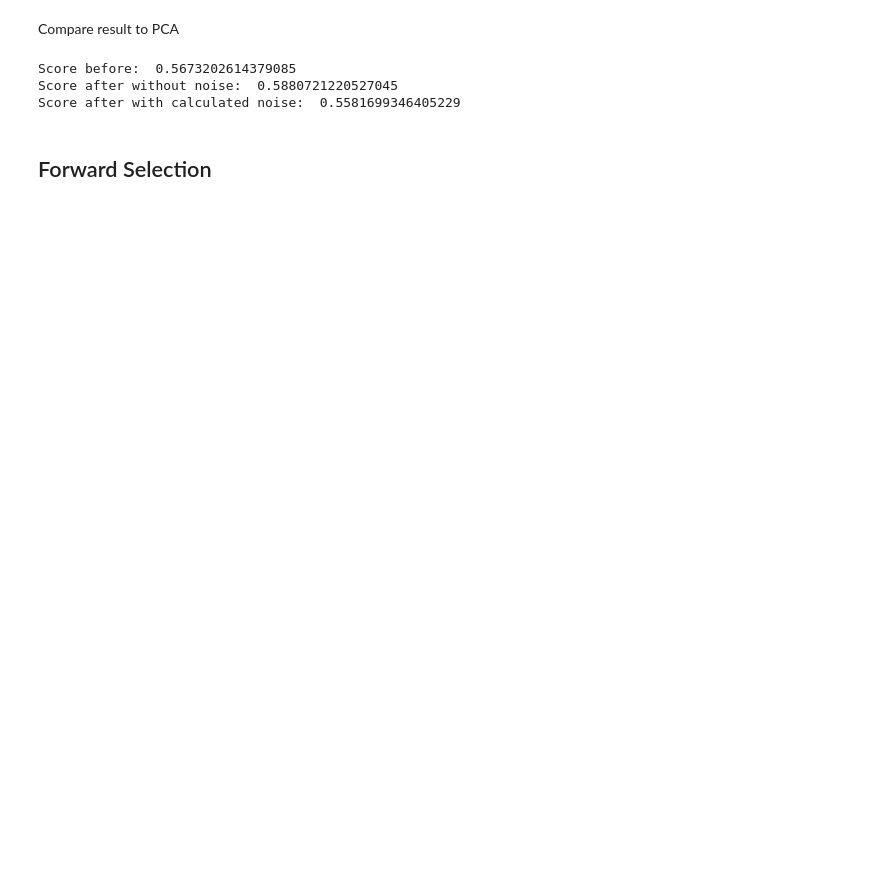
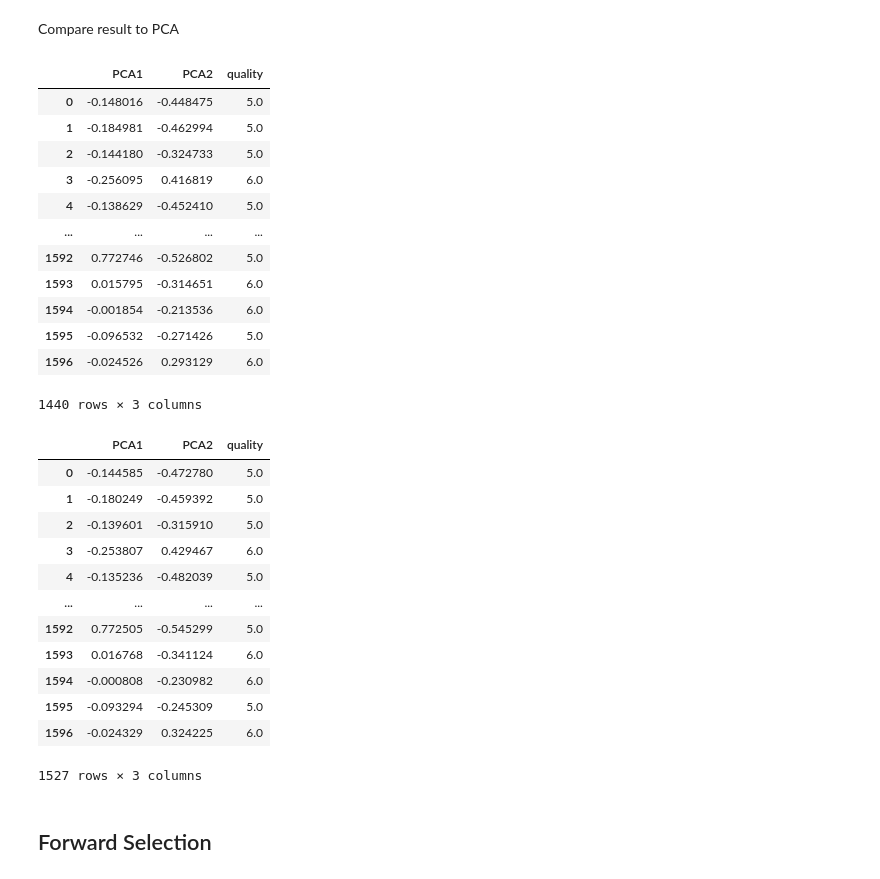
Before and after one commit to proohit/trends-in-ds-team1, a Jupyter notebook: modeling_data_quality_issues_red.ipynb, the cells around one changed output. Saved outputs shown, nothing was run; the diff lists cells and outputs as text; code cells hidden in the pictures; blank space fills up the shorter version.

```diff
--- a/modeling_data_quality_issues_red.ipynb
+++ b/modeling_data_quality_issues_red.ipynb
@@ -690,38 +666,72 @@ Compare result to PCA
 # %%
 import numpy as np
 import pandas as pd
 from datasets import get_logist_regression_kfold_score
 from sklearn import decomposition
 
 #Perform PCA with 3 dimensions
 num_components=3
 pca = decomposition.PCA(n_components=2)
 #Only use features
 x=wine_red_without_noise.drop('quality', axis=1)
 pca.fit(x)
 x_tran = pca.transform(x)
 y_tran = wine_red_without_noise['quality']
 
 X = wine_red.drop('quality', axis=1)
 y = wine_red['quality']
-score_before = get_logist_regression_kfold_score(X,y)
-print('Score before: ', score_before)
-score_after = get_logist_regression_kfold_score(x_tran,y_tran)
-print('Score after without noise: ', score_after)
+
+# Save PCA DataFrame for later use in evaluation
+wine_red_without_noise_pca = pd.DataFrame(x_tran, columns=['PCA1', 'PCA2'], index=wine_red_without_noise.index)
+wine_red_without_noise_pca['quality'] = y_tran
+display(wine_red_without_noise_pca)
+
+# score_before = get_logist_regression_kfold_score(X,y)
+# print('Score before: ', score_before)
+# score_after = get_logist_regression_kfold_score(x_tran,y_tran)
+# print('Score after without noise: ', score_after)
 
 pca = decomposition.PCA(n_components=2)
 #Only use features
 x=wine_red_with_calculated_noise.drop('quality', axis=1)
 pca.fit(x)
 x_tran = pca.transform(x)
 y_tran = wine_red_with_calculated_noise['quality']
 
-score_after = get_logist_regression_kfold_score(x_tran,y_tran)
-print('Score after with calculated noise: ', score_after)
+# Save PCA DataFrame for later use in evaluation
+wine_red_with_calculated_noise_pca = pd.DataFrame(x_tran, columns=['PCA1', 'PCA2'], index=wine_red_with_calculated_noise.index)
+wine_red_with_calculated_noise_pca['quality'] = y_tran
+display(wine_red_with_calculated_noise_pca)
+
+# score_after = get_logist_regression_kfold_score(x_tran,y_tran)
+# print('Score after with calculated noise: ', score_after)
 # %% [output]
+|  | PCA1 | PCA2 | quality |
+| 0 | -0.148016 | -0.448475 | 5.0 |
+| 1 | -0.184981 | -0.462994 | 5.0 |
+| 2 | -0.144180 | -0.324733 | 5.0 |
+| 3 | -0.256095 | 0.416819 | 6.0 |
+| 4 | -0.138629 | -0.452410 | 5.0 |
+| ... | ... | ... | ... |
+| 1592 | 0.772746 | -0.526802 | 5.0 |
+| 1593 | 0.015795 | -0.314651 | 6.0 |
+| 1594 | -0.001854 | -0.213536 | 6.0 |
+| 1595 | -0.096532 | -0.271426 | 5.0 |
+| 1596 | -0.024526 | 0.293129 | 6.0 |
-Score before:  0.5673202614379085
-Score after without noise:  0.5880721220527045
-Score after with calculated noise:  0.5581699346405229
+1440 rows × 3 columns
+|  | PCA1 | PCA2 | quality |
+| 0 | -0.144585 | -0.472780 | 5.0 |
+| 1 | -0.180249 | -0.459392 | 5.0 |
+| 2 | -0.139601 | -0.315910 | 5.0 |
+| 3 | -0.253807 | 0.429467 | 6.0 |
+| 4 | -0.135236 | -0.482039 | 5.0 |
+| ... | ... | ... | ... |
+| 1592 | 0.772505 | -0.545299 | 5.0 |
+| 1593 | 0.016768 | -0.341124 | 6.0 |
+| 1594 | -0.000808 | -0.230982 | 6.0 |
+| 1595 | -0.093294 | -0.245309 | 5.0 |
+| 1596 | -0.024329 | 0.324225 | 6.0 |
+1527 rows × 3 columns
 # %% [markdown]
 ## Forward Selection
 # %%
```
Also changed, not shown: parts of 15 cells of this notebook, 1 other file.
